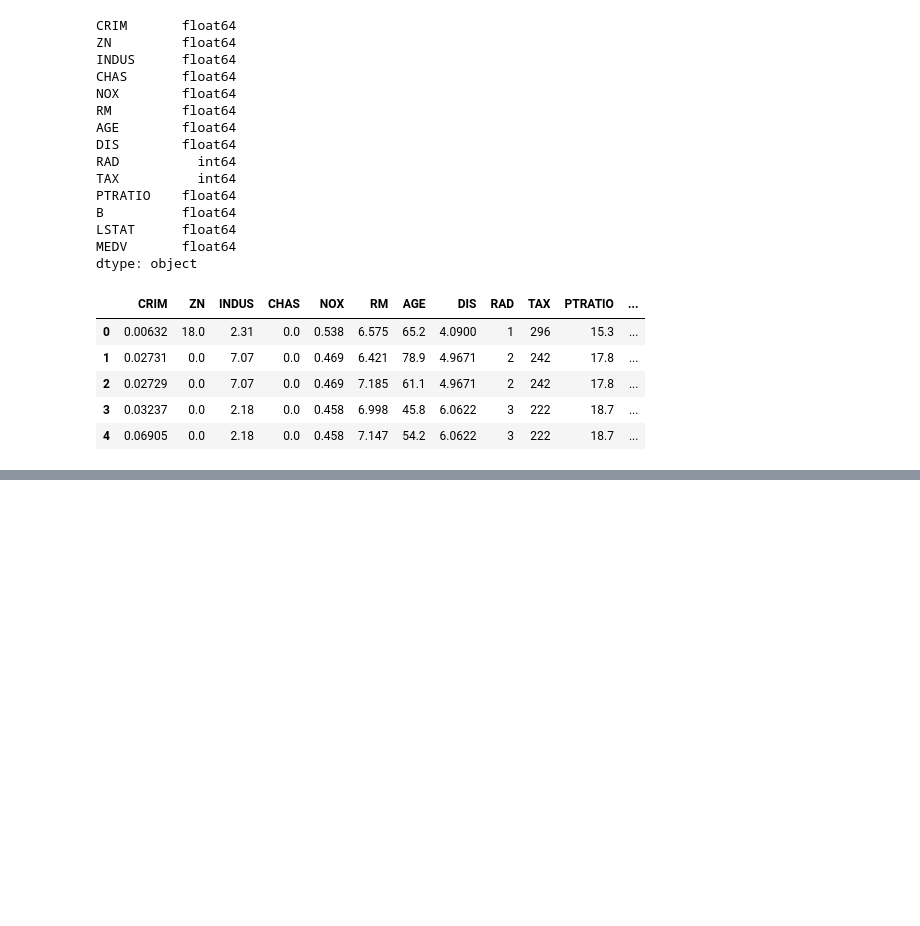
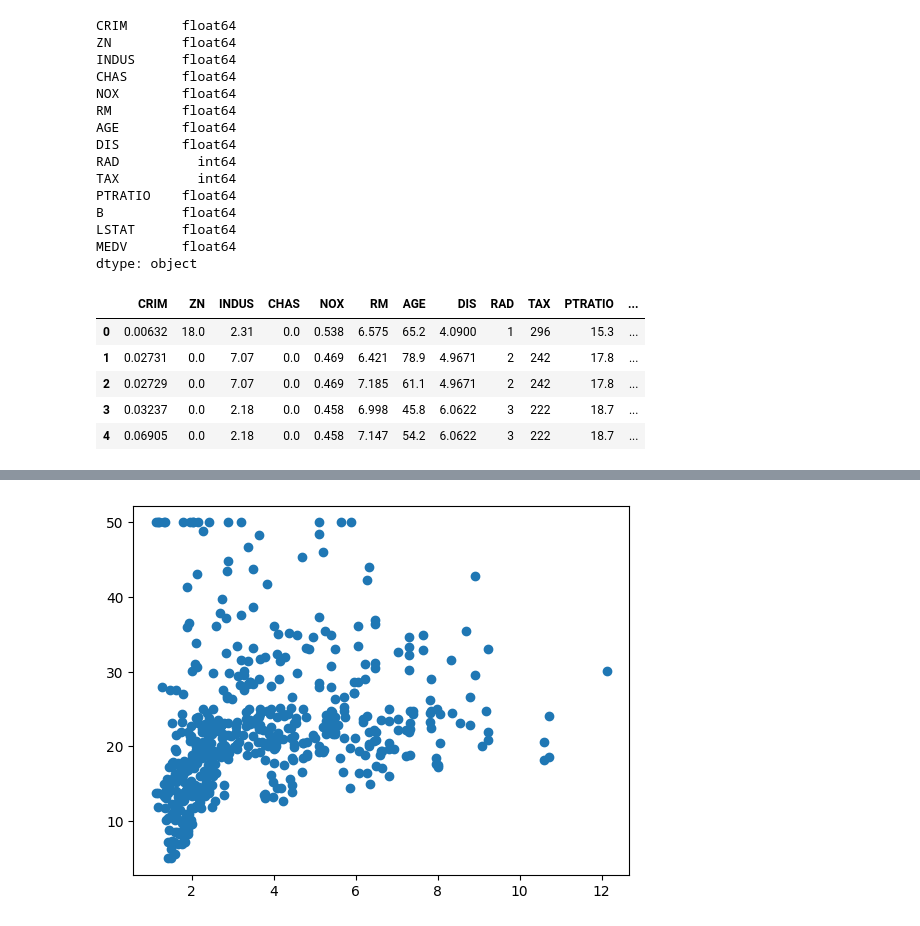
Before and after one commit to ardifjar443/learningMachineLearning, a Jupyter notebook: linear_regresion/project_boston.ipynb, the cells around one changed output, grey strips where cells are left out. Cells and saved outputs as stored; diff of their text form; code cells hidden in the pictures; blank space fills up the shorter version.

```diff
--- a/linear_regresion/project_boston.ipynb
+++ b/linear_regresion/project_boston.ipynb
@@ -51,0 +56,5 @@ plt.show()
+# %%
+plt.scatter(df["DIS"],df["MEDV"])
+plt.show()
+# %% [output]
+[figure, added]
```
Also changed, not shown: parts of 18 cells of this notebook, 1 other file.
